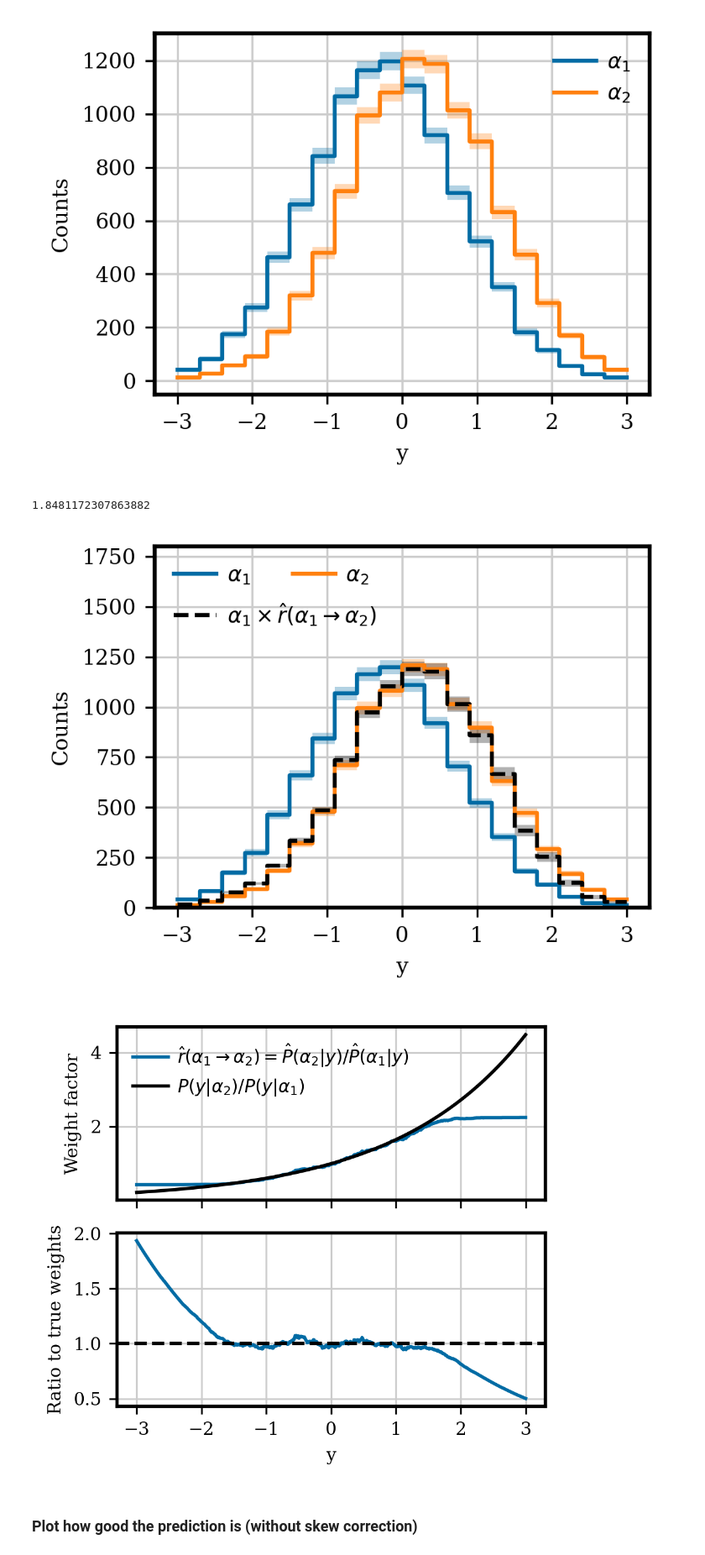
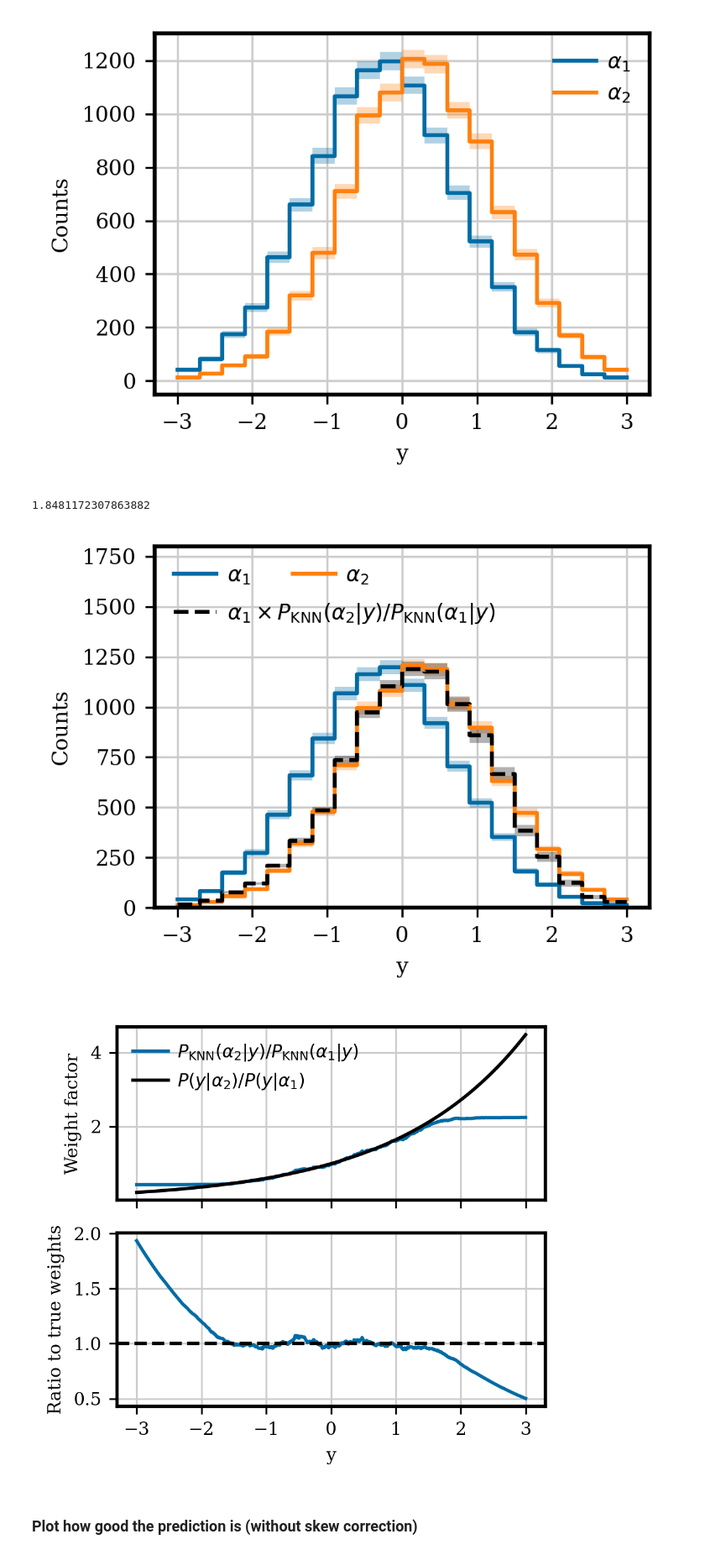
Before and after one commit to LeanderFischer/ultrasurfaces, a Jupyter notebook: Simple KNN Plots.ipynb, the cells around one changed output. Shown: that part at 84% size. Saved outputs shown, nothing was run; the diff lists cells and outputs as text; code cells hidden in the pictures.

Commit message:
Update plots to new notation

```diff
--- a/Simple KNN Plots.ipynb
+++ b/Simple KNN Plots.ipynb
@@ -116,7 +116,8 @@ plt.gca().add_artist(first_legend)
     hist0_reweighted,
     # label=r"Class 0 $\times$ $P(X|Y=1)/P(X|Y=0)$",
     # label=r"$\alpha_1 \times P({\alpha}_2|y)/P({\alpha}_1|y)$",
-    label=r"$\alpha_1 \times \hat{r}(\alpha_1 \rightarrow \alpha_2)$",
+    # label=r"$\alpha_1 \times \hat{r}(\alpha_1 \rightarrow \alpha_2)$",
+    label=r"$\alpha_1 \times {P}_\mathrm{KNN}({\alpha}_2|y)/{P}_\mathrm{KNN}({\alpha}_1|y)$",
     ax=ax,
     color="k",
     ls='--'
@@ -138,7 +139,7 @@ plt.savefig("plot_output/knn_reweighting.pdf")
 plt.show()
 # %% [output]
 1.8481172307863882
-[figure, old version]
+[figure, new version]
 # %%
 # Get the weight factors from the KNN as a function of x and compare to the
 # the analytical ratio between the two gaussians
@@ -154,35 +155,36 @@ true_weights = np.exp(-0.5 * (x_grid - 0.25)**2) / np.exp(-0.5 * (x_grid + 0.25)
 # and the ratio of the two gaussians. Bottom panel shows the ratio of the KNN
 # weights and the true weights.
 fig, ax = plt.subplots(2, 1, sharex=True, figsize=(3.375, 3))
 
 ax[0].plot(
     x_grid,
     predicted_weights_no_bias,
-    label=r'$\hat{r}(\alpha_1 \rightarrow \alpha_2)=\hat{P}({\alpha}_2|y)/\hat{P}({\alpha}_1|y)$'
+    # label=r'$\hat{r}(\alpha_1 \rightarrow \alpha_2)=\hat{P}({\alpha}_2|y)/\hat{P}({\alpha}_1|y)$'
+    label=r'${P}_\mathrm{KNN}({\alpha}_2|y)/{P}_\mathrm{KNN}({\alpha}_1|y)$'
     )
 
 ax[0].plot(
     x_grid,
     true_weights,
     color="k",
     # label=r"$P(X|Y=1)/P(X|Y=0)$"
     label=r"$P(y|{\alpha}_2)/P(y|{\alpha}_1)$"
     )
 
 ax[0].legend()
 ax[0].set_ylabel("Weight factor")
 
 ax[1].plot(x_grid, predicted_weights_no_bias / true_weights, label="KNN weights no bias corr.")
 
 ax[1].axhline(1, color="k", linestyle="--")
 # ax[1].legend()
 ax[1].set_ylabel("Ratio to true weights")
 ax[1].set_xlabel("y")
 plt.tight_layout()
 # plt.savefig("plot_output/knn_weights_without_bias_correction.pdf")
 plt.savefig("plot_output/knn_weights_without_bias_correction_new.pdf")
 # %% [output]
-[figure, old version]
+[figure, new version]
 # %% [markdown]
 ### Plot how good the prediction is (without skew correction)
 # %%
```
Also changed, not shown: 3 other files.
